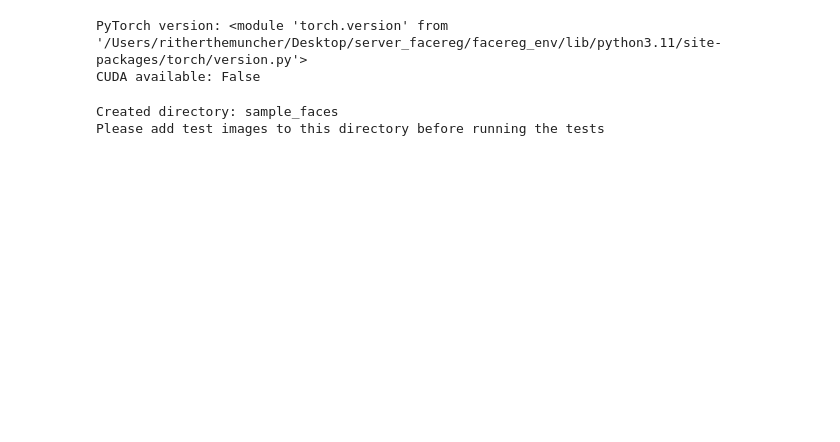
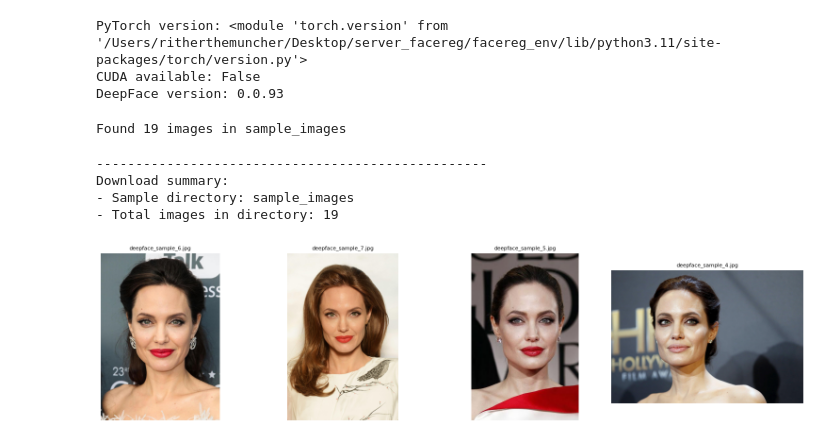
Before and after one commit to ngoinhaoto/server_facereg_phe, a Jupyter notebook: eval.ipynb, the cells around one changed output. Saved outputs shown, nothing was run; the diff lists cells and outputs as text; code cells hidden in the pictures; blank space fills up the shorter version.

Commit message:
update face eval

```diff
--- a/eval.ipynb
+++ b/eval.ipynb
@@ -19,11 +19,22 @@ try:
         print(f"GPU: {torch.cuda.get_device_name(0)}")
 except ImportError:
     print("PyTorch not installed, GPU acceleration might not be available")
+
+
+try:
+    from deepface import DeepFace
+    print(f"DeepFace version: {DeepFace.__version__}")
+except ImportError:
+    print("Installing DeepFace...")
+    !pip install deepface
+    from deepface import DeepFace
+    print(f"DeepFace version: {DeepFace.__version__}")
 # %% [output]
 PyTorch version: <module 'torch.version' from '/Users/ritherthemuncher/Desktop/server_facereg/facereg_env/lib/python3.11/site-packages/torch/version.py'>
 CUDA available: False
+DeepFace version: 0.0.93
 # %%
-SAMPLE_DIR = "sample_faces"
+SAMPLE_DIR = "sample_images"
 if not os.path.exists(SAMPLE_DIR):
     os.makedirs(SAMPLE_DIR)
     print(f"Created directory: {SAMPLE_DIR}")
@@ -32,5 +43,4 @@ else:
     img_count = len([f for f in os.listdir(SAMPLE_DIR) if f.lower().endswith(('.png', '.jpg', '.jpeg'))])
     print(f"Found {img_count} images in {SAMPLE_DIR}")
 # %% [output]
-Created directory: sample_faces
-Please add test images to this directory before running the tests
+Found 19 images in sample_images
@@ -36,0 +136,29 @@ Please add test images to this directory before running the tests
+# %%
+print("-" * 50)
+print("Download summary:")
+print(f"- Sample directory: {SAMPLE_DIR}")
+total_images = len([f for f in os.listdir(SAMPLE_DIR) if f.lower().endswith(('.png', '.jpg', '.jpeg'))])
+print(f"- Total images in directory: {total_images}")
+# %% [output]
+--------------------------------------------------
+Download summary:
+- Sample directory: sample_images
+- Total images in directory: 19
+# %%
+sample_files = [f for f in os.listdir(SAMPLE_DIR) if f.lower().endswith(('.png', '.jpg', '.jpeg'))]
+if sample_files:
+    fig, axes = plt.subplots(1, min(4, len(sample_files)), figsize=(16, 4))
+    if len(sample_files) == 1:
+         axes = [axes]
+
+for i, ax in enumerate(axes):
+    if i < len(sample_files):
+        img = plt.imread(os.path.join(SAMPLE_DIR, sample_files[i]))
+        ax.imshow(img)
+        ax.set_title(sample_files[i], fontsize=8)
+        ax.axis('off')
+
+plt.tight_layout()
+plt.show()
+# %% [output]
+[figure, added]
```
Also changed, not shown: parts of 5 cells of this notebook.
